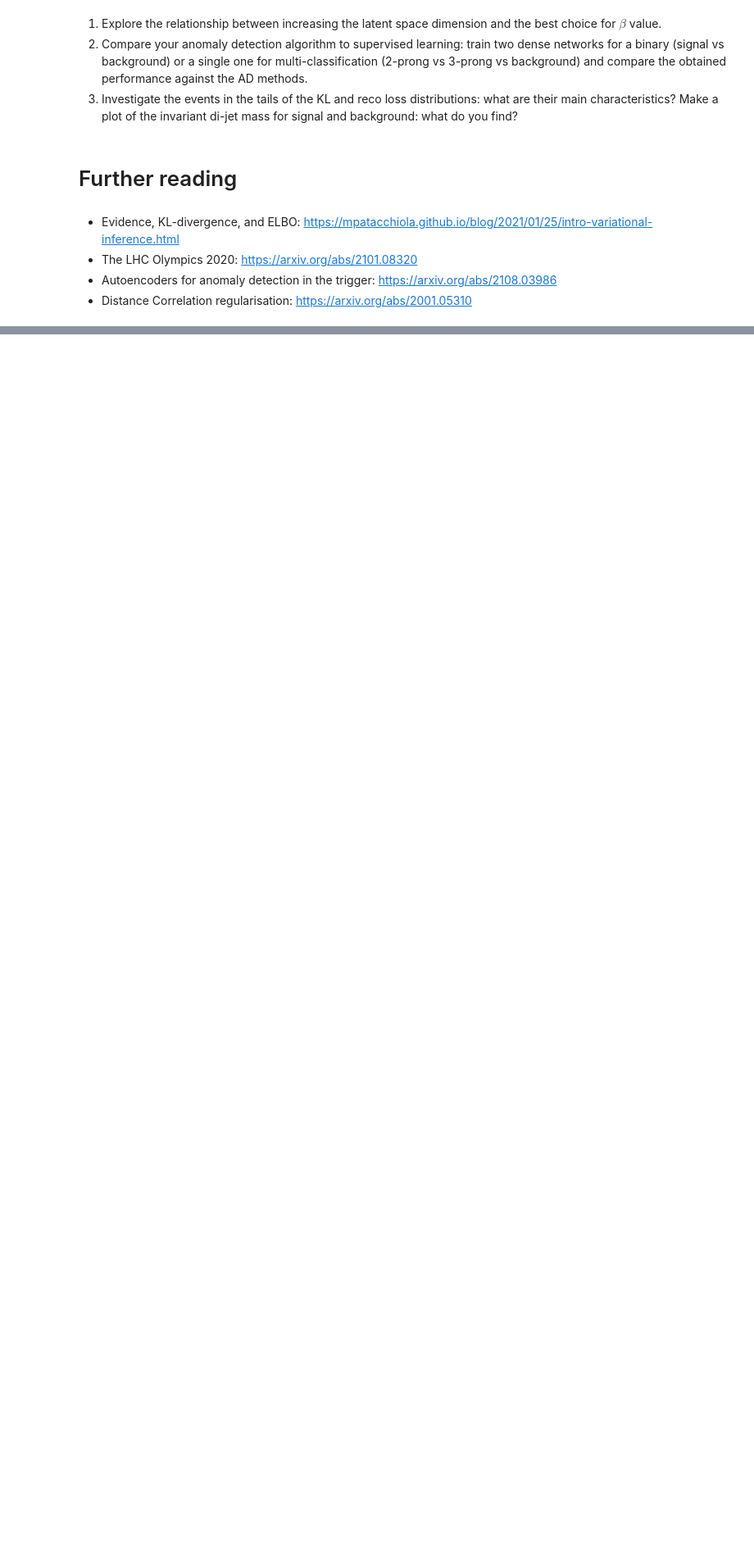
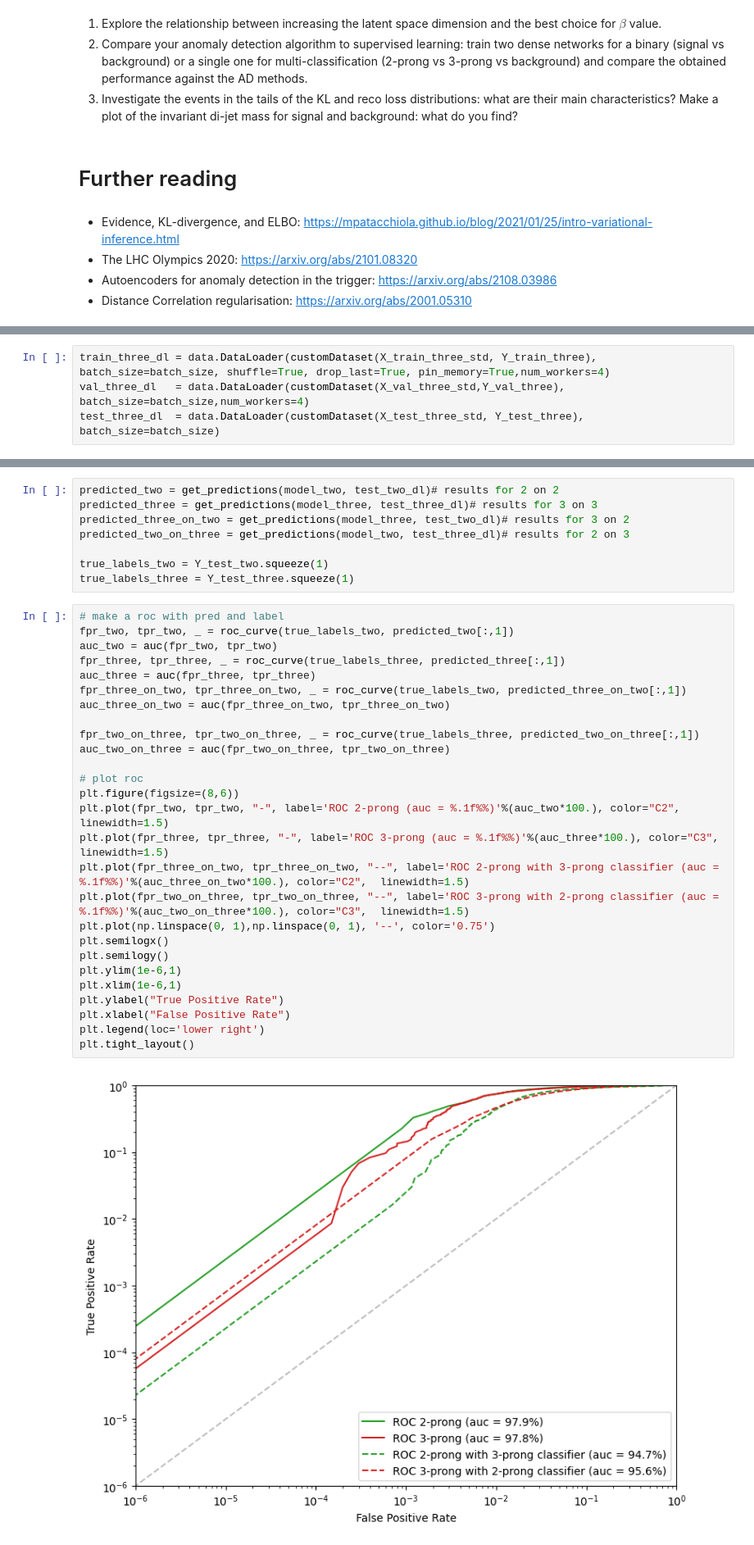
Before and after one commit to vischia/lisbon-ml-school, a Jupyter notebook: exercise_4.ipynb, the cells around one changed output, grey strips where cells are left out. Shown at 82% size. Cells and saved outputs as stored; diff of their text form; blank space fills up the shorter version.

```diff
--- a/exercise_4.ipynb
+++ b/exercise_4.ipynb
@@ -1040,0 +1117,4 @@ compare_rocs([rocs_AE, rocs_vae_mse],["AE", "VAE MSE"])
+# %%
+train_three_dl = data.DataLoader(customDataset(X_train_three_std, Y_train_three), batch_size=batch_size, shuffle=True, drop_last=True, pin_memory=True,num_workers=4)
+val_three_dl   = data.DataLoader(customDataset(X_val_three_std,Y_val_three), batch_size=batch_size,num_workers=4)
+test_three_dl  = data.DataLoader(customDataset(X_test_three_std, Y_test_three), batch_size=batch_size)
@@ -1040,0 +1312,37 @@ compare_rocs([rocs_AE, rocs_vae_mse],["AE", "VAE MSE"])
+# %%
+predicted_two = get_predictions(model_two, test_two_dl)# results for 2 on 2
+predicted_three = get_predictions(model_three, test_three_dl)# results for 3 on 3
+predicted_three_on_two = get_predictions(model_three, test_two_dl)# results for 3 on 2
+predicted_two_on_three = get_predictions(model_two, test_three_dl)# results for 2 on 3
+
+true_labels_two = Y_test_two.squeeze(1)
+true_labels_three = Y_test_three.squeeze(1)
+# %%
+# make a roc with pred and label
+fpr_two, tpr_two, _ = roc_curve(true_labels_two, predicted_two[:,1])
+auc_two = auc(fpr_two, tpr_two)
+fpr_three, tpr_three, _ = roc_curve(true_labels_three, predicted_three[:,1])
+auc_three = auc(fpr_three, tpr_three)
+fpr_three_on_two, tpr_three_on_two, _ = roc_curve(true_labels_two, predicted_three_on_two[:,1])
+auc_three_on_two = auc(fpr_three_on_two, tpr_three_on_two)
+
+fpr_two_on_three, tpr_two_on_three, _ = roc_curve(true_labels_three, predicted_two_on_three[:,1])
+auc_two_on_three = auc(fpr_two_on_three, tpr_two_on_three)
+
+# plot roc
+plt.figure(figsize=(8,6))
+plt.plot(fpr_two, tpr_two, "-", label='ROC 2-prong (auc = %.1f%%)'%(auc_two*100.), color="C2", linewidth=1.5)
+plt.plot(fpr_three, tpr_three, "-", label='ROC 3-prong (auc = %.1f%%)'%(auc_three*100.), color="C3", linewidth=1.5)
+plt.plot(fpr_three_on_two, tpr_three_on_two, "--", label='ROC 2-prong with 3-prong classifier (auc = %.1f%%)'%(auc_three_on_two*100.), color="C2",  linewidth=1.5)
+plt.plot(fpr_two_on_three, tpr_two_on_three, "--", label='ROC 3-prong with 2-prong classifier (auc = %.1f%%)'%(auc_two_on_three*100.), color="C3",  linewidth=1.5)
+plt.plot(np.linspace(0, 1),np.linspace(0, 1), '--', color='0.75')
+plt.semilogx()
+plt.semilogy()
+plt.ylim(1e-6,1)
+plt.xlim(1e-6,1)
+plt.ylabel("True Positive Rate")
+plt.xlabel("False Positive Rate")
+plt.legend(loc='lower right')
+plt.tight_layout()
+# %% [output]
+[figure, added]
```
Also changed, not shown: parts of 41 cells of this notebook.
